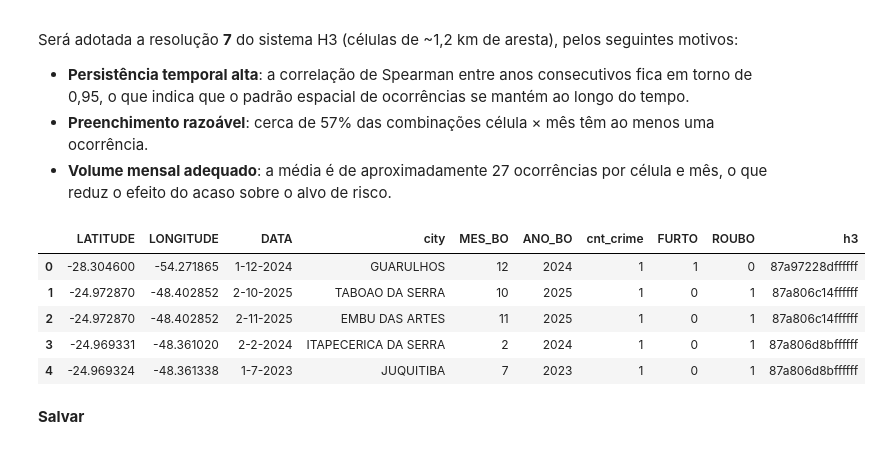
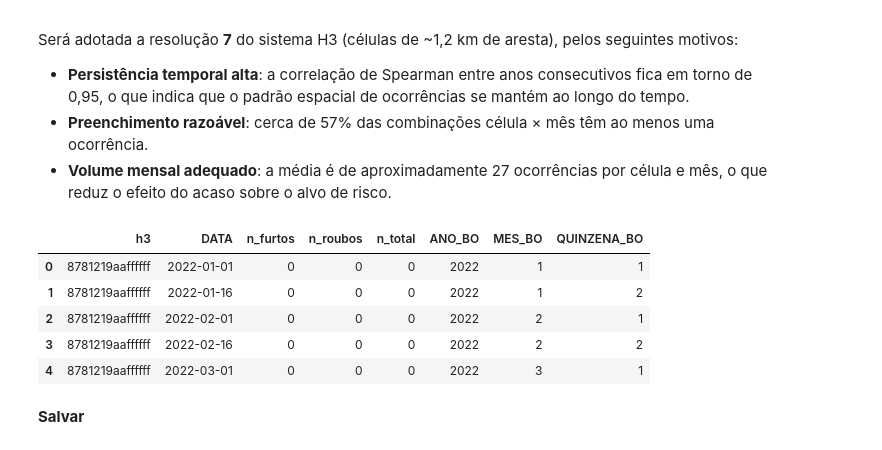
Before and after one commit to Marcos-Med/sp-crime-spatiotemporal-prediction, a Jupyter notebook: processing_coords_ssp_sp.ipynb, the cells around one changed output. Drawn from its saved outputs; the diff is of its cells as text; code cells hidden in the pictures.

```diff
--- a/processing_coords_ssp_sp.ipynb
+++ b/processing_coords_ssp_sp.ipynb
@@ -102,11 +118,32 @@ df_raw["h3"] = [h3.latlng_to_cell(la, lo, 7) for la, lo in zip(df_raw["LATITUDE"
+# %%
+ini = df_raw['DATA'].min()
+fim = df_raw['DATA'].max()
+meses = pd.date_range(ini.replace(day=1), fim.replace(day=1), freq='MS')
+quinzenas = meses.union(meses + pd.Timedelta(days=15))
+quinzenas = quinzenas[(quinzenas >= ini) & (quinzenas <= fim)]
+# %%
+grid = pd.MultiIndex.from_product(
+    [cells, quinzenas], names=['h3', 'DATA']
+).to_frame(index=False)
+# %%
+cols = ['n_furtos', 'n_roubos', 'n_total']
+panel = grid.merge(
+    df_raw[['h3', 'DATA'] + cols],
+    on=['h3', 'DATA'], how='left'
+)
+# %%
+panel[cols] = panel[cols].fillna(0).astype('int16')
+panel['ANO_BO'] = panel['DATA'].dt.year
+panel['MES_BO'] = panel['DATA'].dt.month
+panel['QUINZENA_BO'] = (panel['DATA'].dt.day > 1).astype(int) + 1
 # %%
-df_raw.head()
+panel.head()
 # %% [output]
-|  | LATITUDE | LONGITUDE | DATA | city | MES_BO | ANO_BO | cnt_crime | FURTO | ROUBO | h3 |
-| 0 | -28.304600 | -54.271865 | 1-12-2024 | GUARULHOS | 12 | 2024 | 1 | 1 | 0 | 87a97228dffffff |
-| 1 | -24.972870 | -48.402852 | 2-10-2025 | TABOAO DA SERRA | 10 | 2025 | 1 | 0 | 1 | 87a806c14ffffff |
-| 2 | -24.972870 | -48.402852 | 2-11-2025 | EMBU DAS ARTES | 11 | 2025 | 1 | 0 | 1 | 87a806c14ffffff |
-| 3 | -24.969331 | -48.361020 | 2-2-2024 | ITAPECERICA DA SERRA | 2 | 2024 | 1 | 0 | 1 | 87a806d8bffffff |
-| 4 | -24.969324 | -48.361338 | 1-7-2023 | JUQUITIBA | 7 | 2023 | 1 | 0 | 1 | 87a806d8bffffff |
+|  | h3 | DATA | n_furtos | n_roubos | n_total | ANO_BO | MES_BO | QUINZENA_BO |
+| 0 | 8781219aaffffff | 2022-01-01 | 0 | 0 | 0 | 2022 | 1 | 1 |
+| 1 | 8781219aaffffff | 2022-01-16 | 0 | 0 | 0 | 2022 | 1 | 2 |
+| 2 | 8781219aaffffff | 2022-02-01 | 0 | 0 | 0 | 2022 | 2 | 1 |
+| 3 | 8781219aaffffff | 2022-02-16 | 0 | 0 | 0 | 2022 | 2 | 2 |
+| 4 | 8781219aaffffff | 2022-03-01 | 0 | 0 | 0 | 2022 | 3 | 1 |
 # %% [markdown]
 **Salvar**
```
Also changed, not shown: parts of 7 cells of this notebook, 8 other files.
